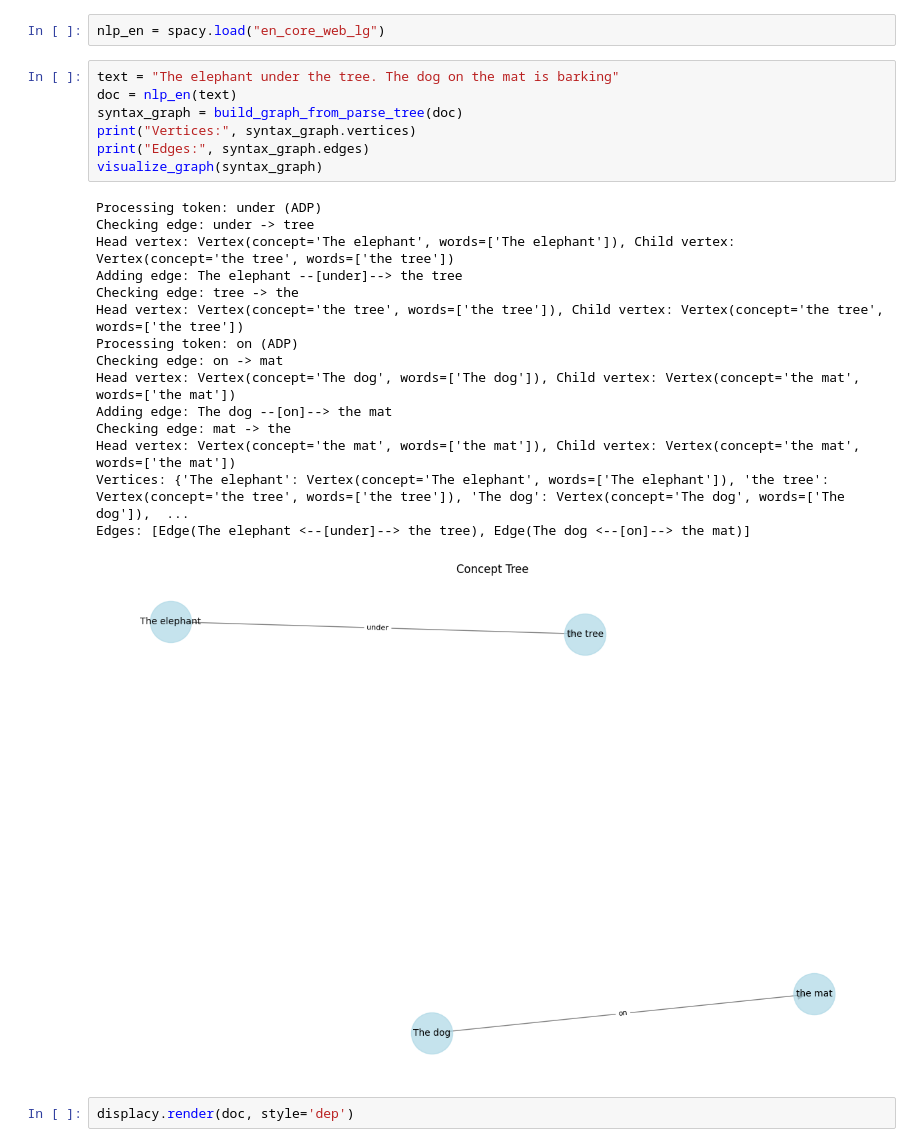
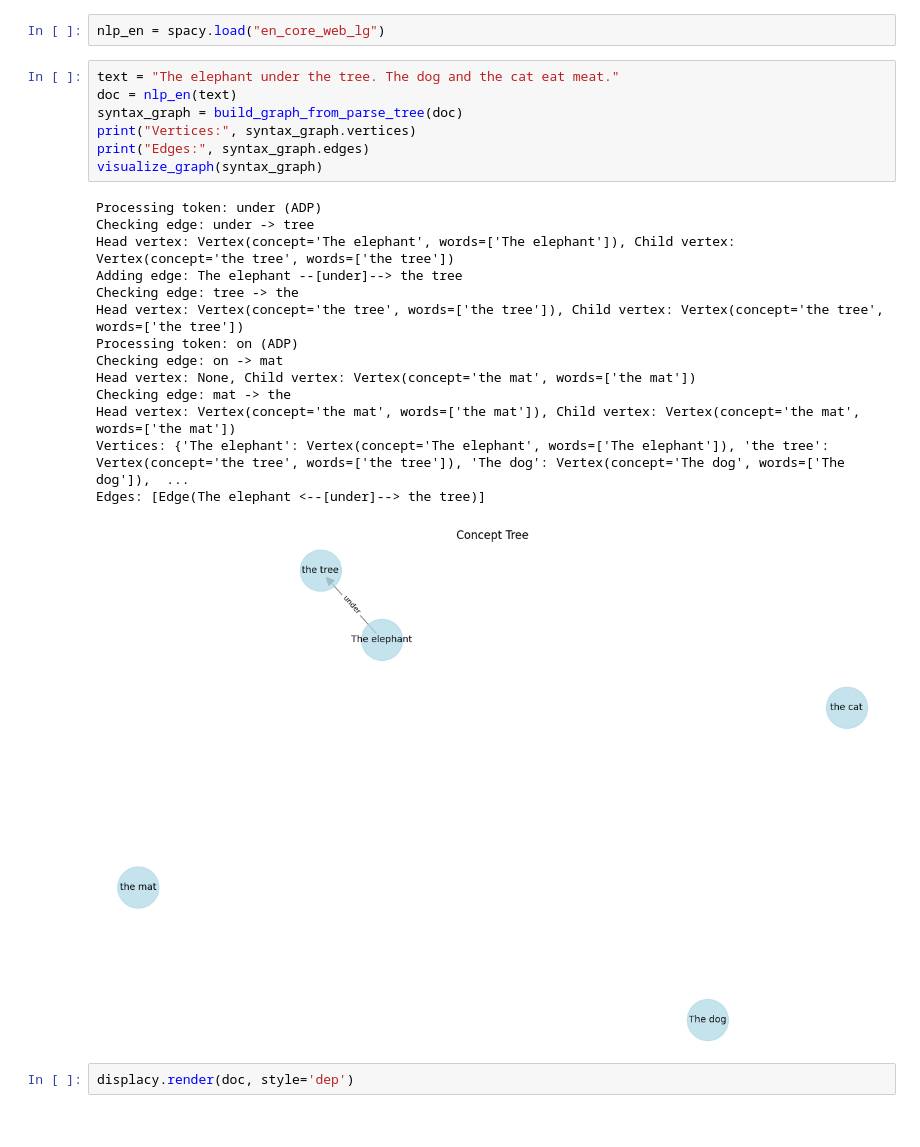
Before and after one commit to dmtr-m/concept-tree, a Jupyter notebook: make_eng_graphs_prep.ipynb, the cells around one changed output. Cells and saved outputs as stored; diff of their text form.

```diff
--- a/make_eng_graphs_prep.ipynb
+++ b/make_eng_graphs_prep.ipynb
@@ -88,28 +88,27 @@ def build_graph_from_parse_tree(doc) -> Graph:
 # %%
 nlp_en = spacy.load("en_core_web_lg")
 # %%
-text = "The elephant under the tree. The dog on the mat is barking"
+text = "The elephant under the tree. The dog and the cat eat meat."
 doc = nlp_en(text)
 syntax_graph = build_graph_from_parse_tree(doc)
 print("Vertices:", syntax_graph.vertices)
 print("Edges:", syntax_graph.edges)
 visualize_graph(syntax_graph)
 # %% [output]
 Processing token: under (ADP)
 Checking edge: under -> tree
 Head vertex: Vertex(concept='The elephant', words=['The elephant']), Child vertex: Vertex(concept='the tree', words=['the tree'])
 Adding edge: The elephant --[under]--> the tree
 Checking edge: tree -> the
 Head vertex: Vertex(concept='the tree', words=['the tree']), Child vertex: Vertex(concept='the tree', words=['the tree'])
 Processing token: on (ADP)
 Checking edge: on -> mat
-Head vertex: Vertex(concept='The dog', words=['The dog']), Child vertex: Vertex(concept='the mat', words=['the mat'])
-Adding edge: The dog --[on]--> the mat
+Head vertex: None, Child vertex: Vertex(concept='the mat', words=['the mat'])
 Checking edge: mat -> the
 Head vertex: Vertex(concept='the mat', words=['the mat']), Child vertex: Vertex(concept='the mat', words=['the mat'])
 Vertices: {'The elephant': Vertex(concept='The elephant', words=['The elephant']), 'the tree': Vertex(concept='the tree', words=['the tree']), 'The dog': Vertex(concept='The dog', words=['The dog']),  ...
-Edges: [Edge(The elephant <--[under]--> the tree), Edge(The dog <--[on]--> the mat)]
+Edges: [Edge(The elephant <--[under]--> the tree)]
-[figure, old version]
+[figure, new version]
 # %%
 displacy.render(doc, style='dep')
 # %% [output]
```
Also changed, not shown: parts of 1 cell of this notebook, 1 other file.
